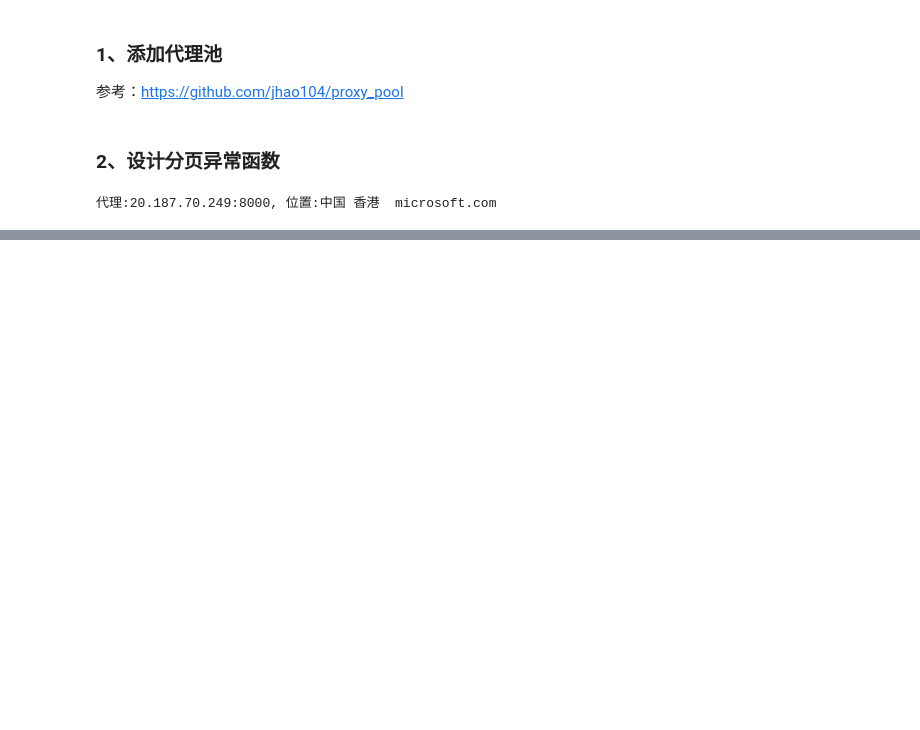
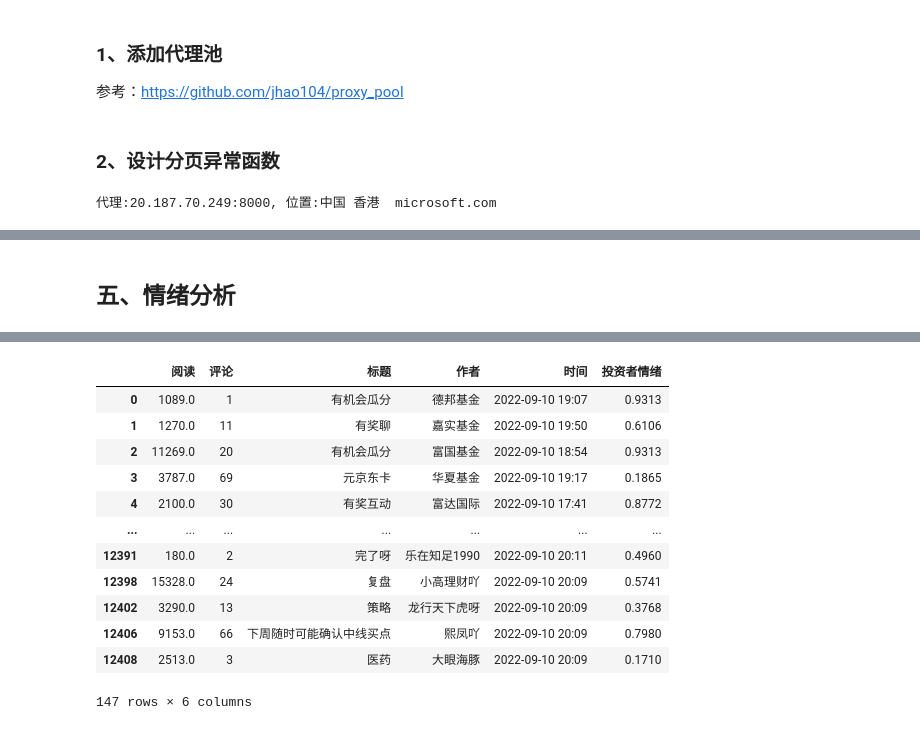
Before and after one commit to meiminjun/Notebook, a Jupyter notebook: 10-python/东方财富/股吧情绪分析.ipynb, the cells around one changed output, grey strips where cells are left out. Drawn from its saved outputs; the diff is of its cells as text; code cells hidden in the pictures; blank space fills up the shorter version.

```diff
--- a/10-python/东方财富/股吧情绪分析.ipynb
+++ b/10-python/东方财富/股吧情绪分析.ipynb
@@ -194,0 +337,15 @@ main()
+# %% [markdown]
+## 五、情绪分析
+# %%
+import paddlehub as hub
+
+# 用在线模型
+# senta = hub.Module(name="senta_bilstm")
+# 在线模型下载失败，就用本地模型
+senta = hub.Module(directory="./senta_bilstm")
+texts = df['标题'].tolist()
+input_data = {'text': texts}
+res = senta.sentiment_classify(data=input_data)
+df['投资者情绪'] = [x['positive_probs'] for x in res]
+df
+# %% [output]
@@ -194,0 +354,13 @@ main()
+|  | 阅读 | 评论 | 标题 | 作者 | 时间 | 投资者情绪 |
+| 0 | 1089.0 | 1 | 有机会瓜分 | 德邦基金 | 2022-09-10 19:07 | 0.9313 |
+| 1 | 1270.0 | 11 | 有奖聊 | 嘉实基金 | 2022-09-10 19:50 | 0.6106 |
+| 2 | 11269.0 | 20 | 有机会瓜分 | 富国基金 | 2022-09-10 18:54 | 0.9313 |
+| 3 | 3787.0 | 69 | 元京东卡 | 华夏基金 | 2022-09-10 19:17 | 0.1865 |
+| 4 | 2100.0 | 30 | 有奖互动 | 富达国际 | 2022-09-10 17:41 | 0.8772 |
+| ... | ... | ... | ... | ... | ... | ... |
+| 12391 | 180.0 | 2 | 完了呀 | 乐在知足1990 | 2022-09-10 20:11 | 0.4960 |
+| 12398 | 15328.0 | 24 | 复盘 | 小高理财吖 | 2022-09-10 20:09 | 0.5741 |
+| 12402 | 3290.0 | 13 | 策略 | 龙行天下虎呀 | 2022-09-10 20:09 | 0.3768 |
+| 12406 | 9153.0 | 66 | 下周随时可能确认中线买点 | 熙凤吖 | 2022-09-10 20:09 | 0.7980 |
+| 12408 | 2513.0 | 3 | 医药 | 大眼海豚 | 2022-09-10 20:09 | 0.1710 |
+147 rows × 6 columns
```
Also changed, not shown: parts of 13 cells of this notebook, 6 other files.
